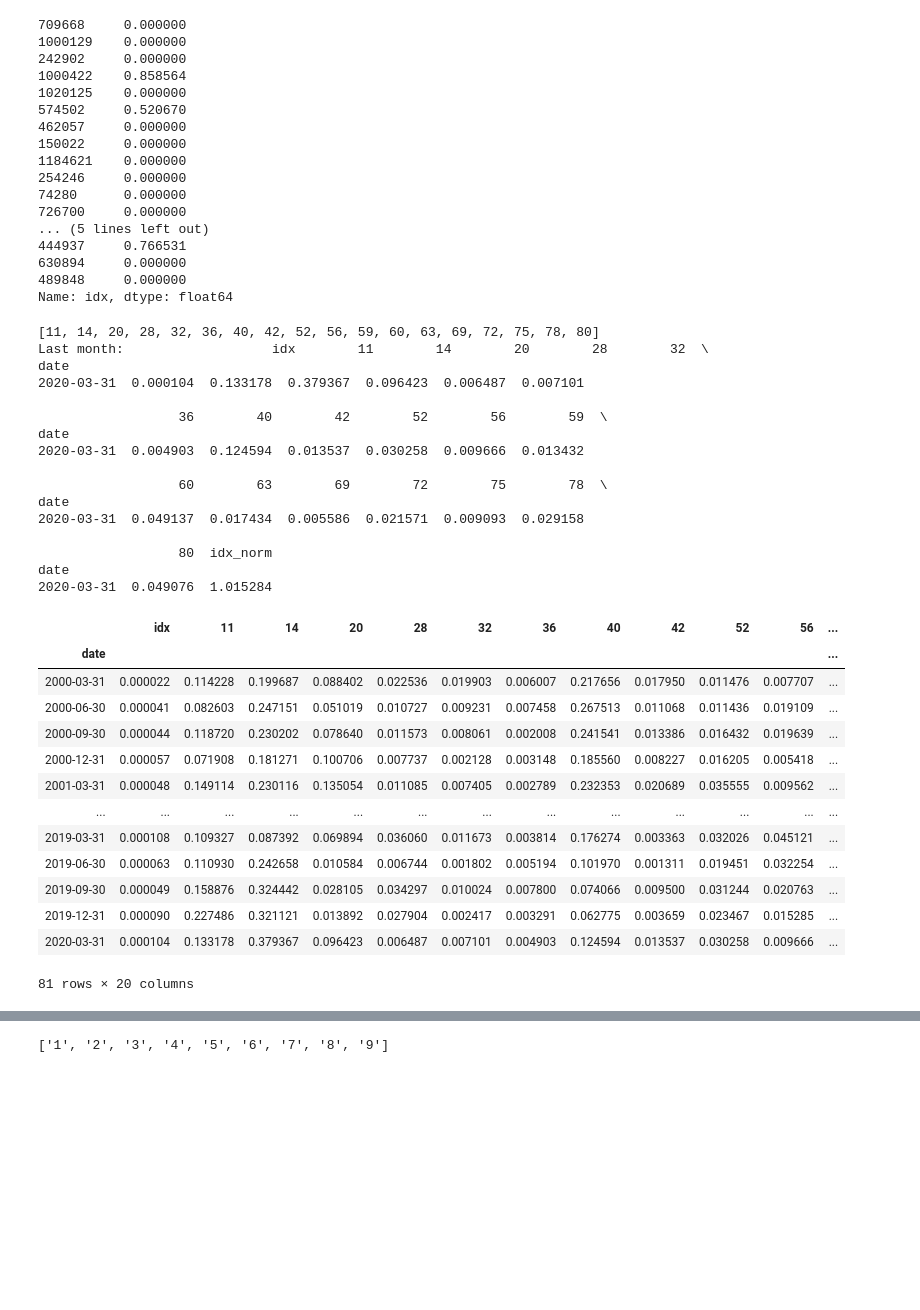
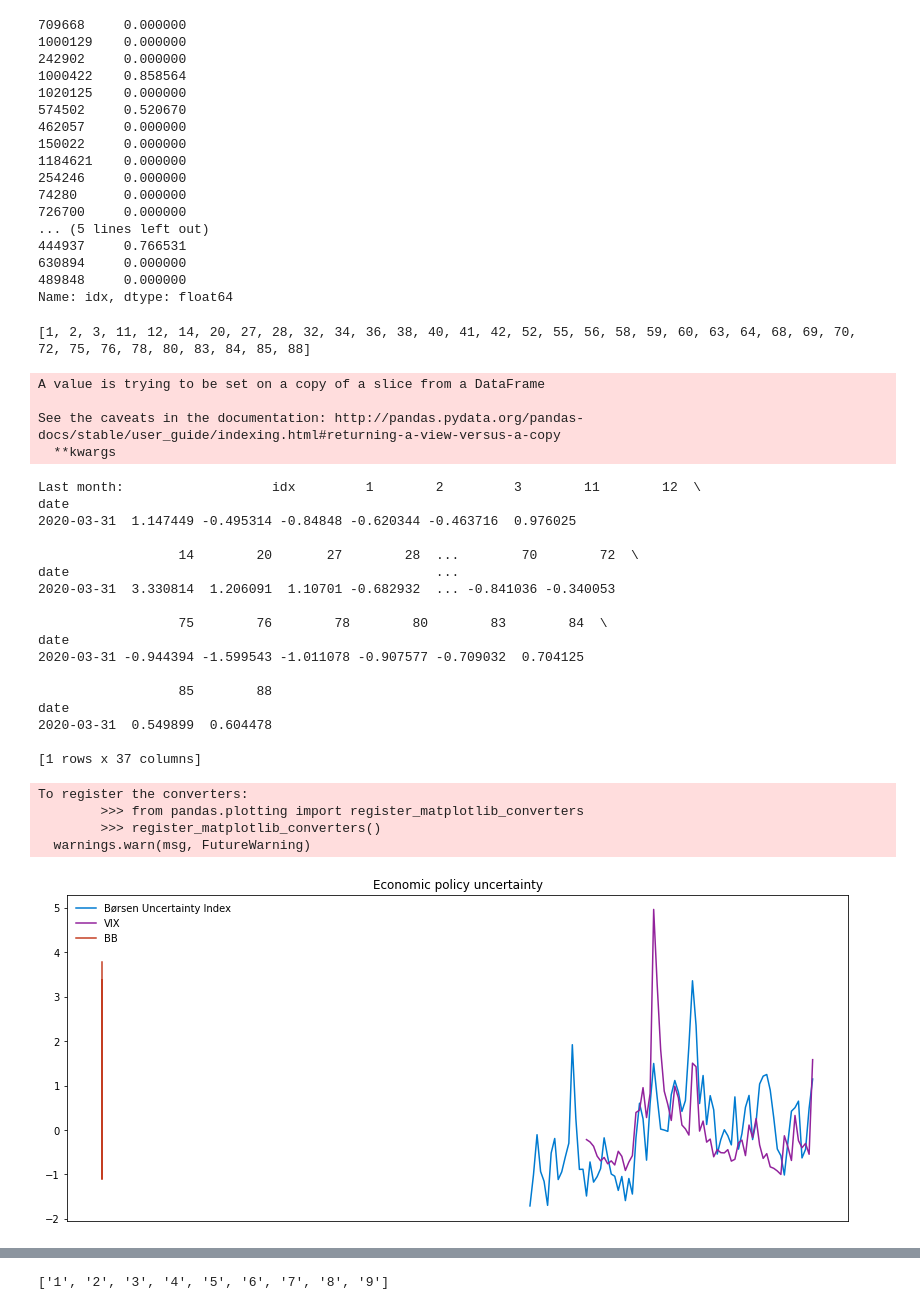
Before and after one commit to Danmarks-Nationalbank/uncertainty, a Jupyter notebook: scripts/FUI_explore.ipynb, the cells around one changed output, grey strips where cells are left out. Cells and saved outputs as stored; diff of their text form; code cells hidden in the pictures; blank space fills up the shorter version.

Commit message:
Decompose index to single topics.

```diff
--- a/scripts/FUI_explore.ipynb
+++ b/scripts/FUI_explore.ipynb
@@ -107,47 +152,44 @@ df['idx'].sample(20)
 489848     0.000000
 Name: idx, dtype: float64
 # %%
-international = LDAIndexer(name='ep_int')
-df = international.build(num_topics=90,topics=['EP_int'],topic_thold=0.5,frq='Q')
+#international = LDAIndexer(name='ep')
+#df = international.build(num_topics=90,topics=['EP'],topic_thold=0.5,frq='Q')
 #international.plot_index(title='Economic policy uncertainty, international', plot_hh=False)
 
 #domestic = LDAIndexer(name='ep_dk')
 #domestic.build(num_topics=80,topics=['EP_dk'],topic_thold=0.5,frq='Q')
 #domestic.plot_index(title='Economic policy uncertainty, domestic', plot_hh=False)
+b
+both = LDAIndexer(name='ep_all')
+both.build(num_topics=90,topics=['EP'],topic_thold=0.5,frq='Q')
 
-#both = LDAIndexer(name='ep_all')
-#both.build(num_topics=80,topics=['EP'],topic_thold=0.5,frq='Q')
+
+###Baker bloom
 # %% [output]
-[11, 14, 20, 28, 32, 36, 40, 42, 52, 56, 59, 60, 63, 69, 72, 75, 78, 80]
-Last month:                   idx        11        14        20        28        32  \
-date
-2020-03-31  0.000104  0.133178  0.379367  0.096423  0.006487  0.007101
-
-                  36        40        42        52        56        59  \
-date
-2020-03-31  0.004903  0.124594  0.013537  0.030258  0.009666  0.013432
-
-                  60        63        69        72        75        78  \
-date
-2020-03-31  0.049137  0.017434  0.005586  0.021571  0.009093  0.029158
-
-                  80  idx_norm
-date
-2020-03-31  0.049076  1.015284
+[1, 2, 3, 11, 12, 14, 20, 27, 28, 32, 34, 36, 38, 40, 41, 42, 52, 55, 56, 58, 59, 60, 63, 64, 68, 69, 70, 72, 75, 76, 78, 80, 83, 84, 85, 88]
+A value is trying to be set on a copy of a slice from a DataFrame
+
+See the caveats in the documentation: http://pandas.pydata.org/pandas-docs/stable/user_guide/indexing.html#returning-a-view-versus-a-copy
+  **kwargs
+Last month:                   idx         1        2         3        11        12  \
+date
+2020-03-31  1.147449 -0.495314 -0.84848 -0.620344 -0.463716  0.976025
+
+                  14        20       27        28  ...        70        72  \
+date                                               ...
+2020-03-31  3.330814  1.206091  1.10701 -0.682932  ... -0.841036 -0.340053
+
+                  75        76        78        80        83        84  \
+date
+2020-03-31 -0.944394 -1.599543 -1.011078 -0.907577 -0.709032  0.704125
+
+                  85        88
+date
+2020-03-31  0.549899  0.604478
+
+[1 rows x 37 columns]
+To register the converters:
+        >>> from pandas.plotting import register_matplotlib_converters
+        >>> register_matplotlib_converters()
+  warnings.warn(msg, FutureWarning)
+[figure, added]
-# %%
-df
-# %% [output]
-|  | idx | 11 | 14 | 20 | 28 | 32 | 36 | 40 | 42 | 52 | 56 | ... |
-| date |  |  |  |  |  |  |  |  |  |  |  | ... |
-| 2000-03-31 | 0.000022 | 0.114228 | 0.199687 | 0.088402 | 0.022536 | 0.019903 | 0.006007 | 0.217656 | 0.017950 | 0.011476 | 0.007707 | ... |
-| 2000-06-30 | 0.000041 | 0.082603 | 0.247151 | 0.051019 | 0.010727 | 0.009231 | 0.007458 | 0.267513 | 0.011068 | 0.011436 | 0.019109 | ... |
-| 2000-09-30 | 0.000044 | 0.118720 | 0.230202 | 0.078640 | 0.011573 | 0.008061 | 0.002008 | 0.241541 | 0.013386 | 0.016432 | 0.019639 | ... |
-| 2000-12-31 | 0.000057 | 0.071908 | 0.181271 | 0.100706 | 0.007737 | 0.002128 | 0.003148 | 0.185560 | 0.008227 | 0.016205 | 0.005418 | ... |
-| 2001-03-31 | 0.000048 | 0.149114 | 0.230116 | 0.135054 | 0.011085 | 0.007405 | 0.002789 | 0.232353 | 0.020689 | 0.035555 | 0.009562 | ... |
-| ... | ... | ... | ... | ... | ... | ... | ... | ... | ... | ... | ... | ... |
-| 2019-03-31 | 0.000108 | 0.109327 | 0.087392 | 0.069894 | 0.036060 | 0.011673 | 0.003814 | 0.176274 | 0.003363 | 0.032026 | 0.045121 | ... |
-| 2019-06-30 | 0.000063 | 0.110930 | 0.242658 | 0.010584 | 0.006744 | 0.001802 | 0.005194 | 0.101970 | 0.001311 | 0.019451 | 0.032254 | ... |
-| 2019-09-30 | 0.000049 | 0.158876 | 0.324442 | 0.028105 | 0.034297 | 0.010024 | 0.007800 | 0.074066 | 0.009500 | 0.031244 | 0.020763 | ... |
-| 2019-12-31 | 0.000090 | 0.227486 | 0.321121 | 0.013892 | 0.027904 | 0.002417 | 0.003291 | 0.062775 | 0.003659 | 0.023467 | 0.015285 | ... |
-| 2020-03-31 | 0.000104 | 0.133178 | 0.379367 | 0.096423 | 0.006487 | 0.007101 | 0.004903 | 0.124594 | 0.013537 | 0.030258 | 0.009666 | ... |
-81 rows × 20 columns
```
Also changed, not shown: parts of 19 cells of this notebook, 3 other files.
